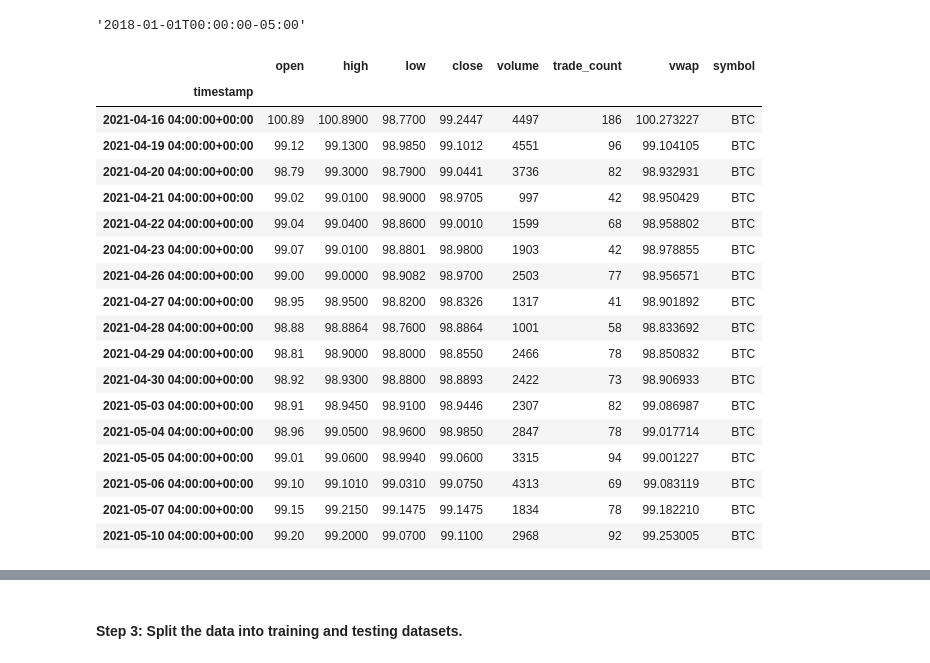
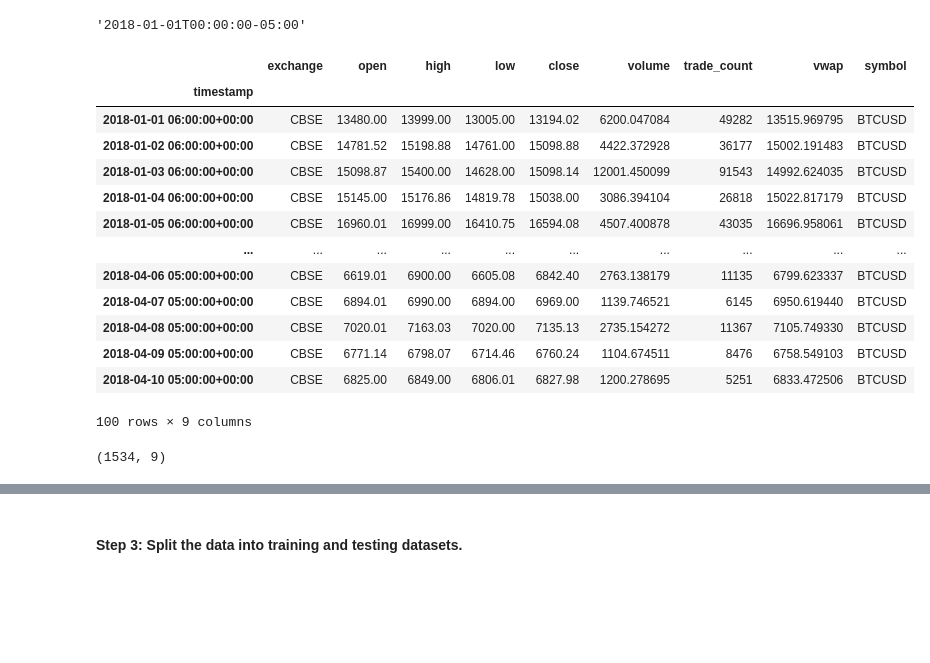
Before and after one commit to pwilli23/Crypto_Sentiment_Analyzer, a Jupyter notebook: Crypto_Analyzer.ipynb, the cells around one changed output, grey strips where cells are left out. Saved outputs shown, nothing was run; the diff lists cells and outputs as text; code cells hidden in the pictures; blank space fills up the shorter version.

```diff
--- a/Crypto_Analyzer.ipynb
+++ b/Crypto_Analyzer.ipynb
@@ -56,14 +56,13 @@ alpaca_secret_key = os.getenv('API_Secret_Key')
 
 alpaca= tradeapi.REST(
 alpaca_api_key,
-alpaca_secret_key,
-api_version= "v2")
+alpaca_secret_key)
 # %%
 
 # Filter the date index and close columns
-tickers = ['BTC']
+tickers = ['BTCUSD']
 # Use the pct_change function to generate returns from close prices
-timeframe = '1D'
+timeframe = '1Day'
 
 limit_rows= 1000
 # Drop all NaN values from the DataFrame
@@ -76,37 +75,33 @@ start_date
 '2018-01-01T00:00:00-05:00'
 # %%
 from alpaca_trade_api.rest import TimeFrame, TimeFrameUnit
-prices_df = alpaca.get_bars(
+prices_df = alpaca.get_crypto_bars(
 tickers,
-# timeframe,
-TimeFrame(1, TimeFrameUnit.Day),
-# start=start_date,
-# end=end_date,
-start='2018-01-01',
-end='2022-03-15',
-limit=limit_rows).df
+timeframe,
+start=start_date,
+end=end_date,
+exchanges="CBSE").df
 
 prices_df.head(100)
 # %% [output]
-|  | open | high | low | close | volume | trade_count | vwap | symbol |
-| timestamp |  |  |  |  |  |  |  |  |
-| 2021-04-16 04:00:00+00:00 | 100.89 | 100.8900 | 98.7700 | 99.2447 | 4497 | 186 | 100.273227 | BTC |
-| 2021-04-19 04:00:00+00:00 | 99.12 | 99.1300 | 98.9850 | 99.1012 | 4551 | 96 | 99.104105 | BTC |
-| 2021-04-20 04:00:00+00:00 | 98.79 | 99.3000 | 98.7900 | 99.0441 | 3736 | 82 | 98.932931 | BTC |
-| 2021-04-21 04:00:00+00:00 | 99.02 | 99.0100 | 98.9000 | 98.9705 | 997 | 42 | 98.950429 | BTC |
-| 2021-04-22 04:00:00+00:00 | 99.04 | 99.0400 | 98.8600 | 99.0010 | 1599 | 68 | 98.958802 | BTC |
-| 2021-04-23 04:00:00+00:00 | 99.07 | 99.0100 | 98.8801 | 98.9800 | 1903 | 42 | 98.978855 | BTC |
-| 2021-04-26 04:00:00+00:00 | 99.00 | 99.0000 | 98.9082 | 98.9700 | 2503 | 77 | 98.956571 | BTC |
-| 2021-04-27 04:00:00+00:00 | 98.95 | 98.9500 | 98.8200 | 98.8326 | 1317 | 41 | 98.901892 | BTC |
-| 2021-04-28 04:00:00+00:00 | 98.88 | 98.8864 | 98.7600 | 98.8864 | 1001 | 58 | 98.833692 | BTC |
-| 2021-04-29 04:00:00+00:00 | 98.81 | 98.9000 | 98.8000 | 98.8550 | 2466 | 78 | 98.850832 | BTC |
-| 2021-04-30 04:00:00+00:00 | 98.92 | 98.9300 | 98.8800 | 98.8893 | 2422 | 73 | 98.906933 | BTC |
-| 2021-05-03 04:00:00+00:00 | 98.91 | 98.9450 | 98.9100 | 98.9446 | 2307 | 82 | 99.086987 | BTC |
-| 2021-05-04 04:00:00+00:00 | 98.96 | 99.0500 | 98.9600 | 98.9850 | 2847 | 78 | 99.017714 | BTC |
-| 2021-05-05 04:00:00+00:00 | 99.01 | 99.0600 | 98.9940 | 99.0600 | 3315 | 94 | 99.001227 | BTC |
-| 2021-05-06 04:00:00+00:00 | 99.10 | 99.1010 | 99.0310 | 99.0750 | 4313 | 69 | 99.083119 | BTC |
-| 2021-05-07 04:00:00+00:00 | 99.15 | 99.2150 | 99.1475 | 99.1475 | 1834 | 78 | 99.182210 | BTC |
-| 2021-05-10 04:00:00+00:00 | 99.20 | 99.2000 | 99.0700 | 99.1100 | 2968 | 92 | 99.253005 | BTC |
+|  | exchange | open | high | low | close | volume | trade_count | vwap | symbol |
+| timestamp |  |  |  |  |  |  |  |  |  |
+| 2018-01-01 06:00:00+00:00 | CBSE | 13480.00 | 13999.00 | 13005.00 | 13194.02 | 6200.047084 | 49282 | 13515.969795 | BTCUSD |
+| 2018-01-02 06:00:00+00:00 | CBSE | 14781.52 | 15198.88 | 14761.00 | 15098.88 | 4422.372928 | 36177 | 15002.191483 | BTCUSD |
+| 2018-01-03 06:00:00+00:00 | CBSE | 15098.87 | 15400.00 | 14628.00 | 15098.14 | 12001.450099 | 91543 | 14992.624035 | BTCUSD |
+| 2018-01-04 06:00:00+00:00 | CBSE | 15145.00 | 15176.86 | 14819.78 | 15038.00 | 3086.394104 | 26818 | 15022.817179 | BTCUSD |
+| 2018-01-05 06:00:00+00:00 | CBSE | 16960.01 | 16999.00 | 16410.75 | 16594.08 | 4507.400878 | 43035 | 16696.958061 | BTCUSD |
+| ... | ... | ... | ... | ... | ... | ... | ... | ... | ... |
+| 2018-04-06 05:00:00+00:00 | CBSE | 6619.01 | 6900.00 | 6605.08 | 6842.40 | 2763.138179 | 11135 | 6799.623337 | BTCUSD |
+| 2018-04-07 05:00:00+00:00 | CBSE | 6894.01 | 6990.00 | 6894.00 | 6969.00 | 1139.746521 | 6145 | 6950.619440 | BTCUSD |
+| 2018-04-08 05:00:00+00:00 | CBSE | 7020.01 | 7163.03 | 7020.00 | 7135.13 | 2735.154272 | 11367 | 7105.749330 | BTCUSD |
+| 2018-04-09 05:00:00+00:00 | CBSE | 6771.14 | 6798.07 | 6714.46 | 6760.24 | 1104.674511 | 8476 | 6758.549103 | BTCUSD |
+| 2018-04-10 05:00:00+00:00 | CBSE | 6825.00 | 6849.00 | 6806.01 | 6827.98 | 1200.278695 | 5251 | 6833.472506 | BTCUSD |
+100 rows × 9 columns
+# %%
+prices_df.shape
+# %% [output]
+(1534, 9)
 # %%
 project_df = prices_df.loc[:,["close"]]
 # %%
```
Also changed, not shown: parts of 18 cells of this notebook, 1 other file.
